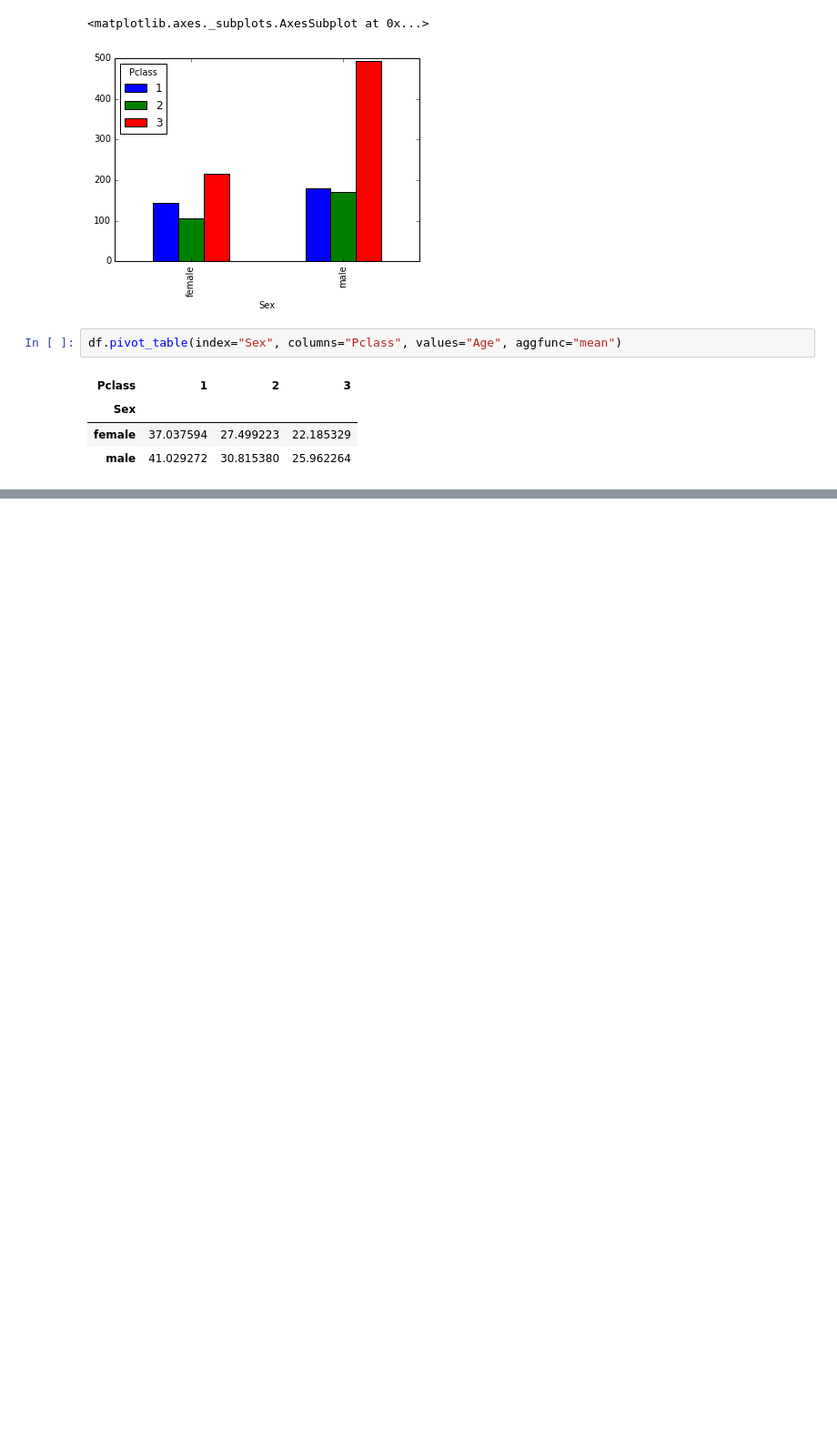
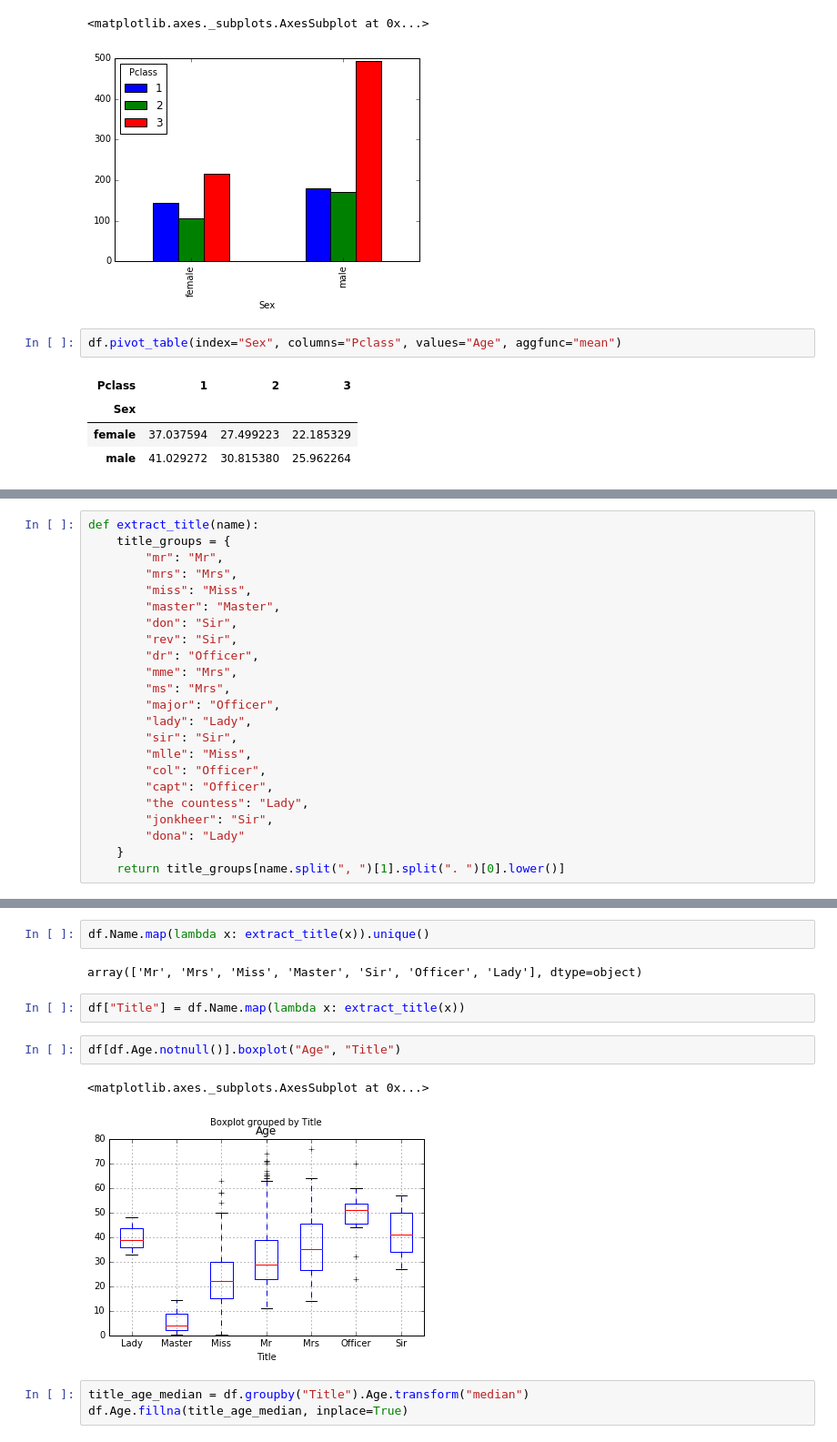
Before and after one commit to yrahul3910/titanic, a Jupyter notebook: notebooks/exploring-processing-data.ipynb, the cells around one changed output, grey strips where cells are left out. Shown: that part at 91% size. Cells and saved outputs as stored; diff of their text form; blank space fills up the shorter version.

```diff
--- a/notebooks/exploring-processing-data.ipynb
+++ b/notebooks/exploring-processing-data.ipynb
@@ -422,0 +607,23 @@ df.pivot_table(index="Sex", columns="Pclass", values="Age", aggfunc="mean")
+# %%
+def extract_title(name):
+    title_groups = {
+        "mr": "Mr",
+        "mrs": "Mrs",
+        "miss": "Miss",
+        "master": "Master",
+        "don": "Sir",
+        "rev": "Sir",
+        "dr": "Officer",
+        "mme": "Mrs",
+        "ms": "Mrs",
+        "major": "Officer",
+        "lady": "Lady",
+        "sir": "Sir",
+        "mlle": "Miss",
+        "col": "Officer",
+        "capt": "Officer",
+        "the countess": "Lady",
+        "jonkheer": "Sir",
+        "dona": "Lady"
+    }
+    return title_groups[name.split(", ")[1].split(". ")[0].lower()]
@@ -422,0 +650,14 @@ df.pivot_table(index="Sex", columns="Pclass", values="Age", aggfunc="mean")
+# %%
+df.Name.map(lambda x: extract_title(x)).unique()
+# %% [output]
+array(['Mr', 'Mrs', 'Miss', 'Master', 'Sir', 'Officer', 'Lady'], dtype=object)
+# %%
+df["Title"] = df.Name.map(lambda x: extract_title(x))
+# %%
+df[df.Age.notnull()].boxplot("Age", "Title")
+# %% [output]
+<matplotlib.axes._subplots.AxesSubplot at 0x...>
+[figure, added]
+# %%
+title_age_median = df.groupby("Title").Age.transform("median")
+df.Age.fillna(title_age_median, inplace=True)
```
Also changed, not shown: parts of 38 cells of this notebook.
